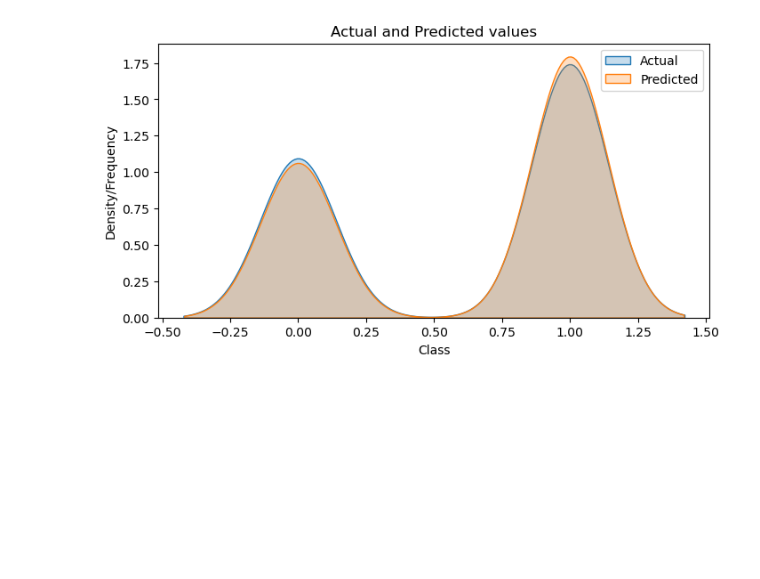
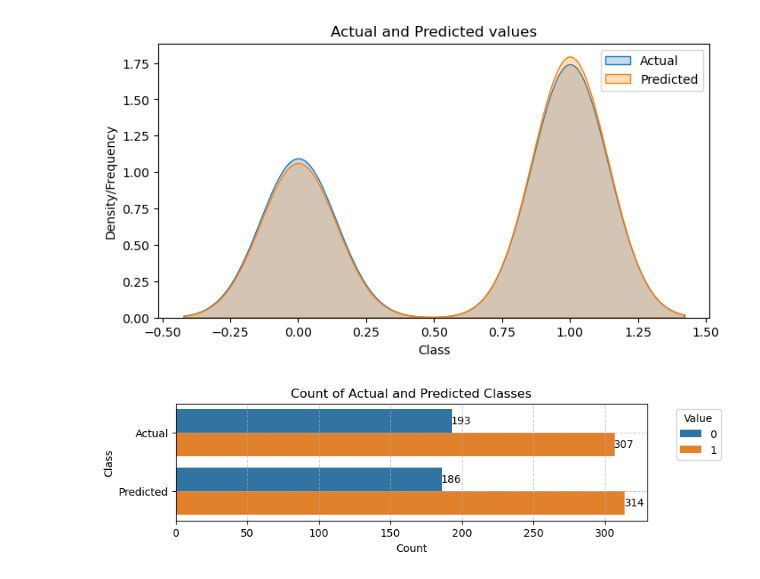
Before and after one commit to btemovska/Machine_Learning, a Jupyter notebook: 2. Classification/1.1 LogisticRegression.ipynb, the cells around one changed output. Cells and saved outputs as stored; diff of their text form; code cells hidden in the pictures; blank space fills up the shorter version.

```diff
--- a/2. Classification/1.1 LogisticRegression.ipynb
+++ b/2. Classification/1.1 LogisticRegression.ipynb
@@ -187,3 +187,27 @@ plt.show()
 # y_test & y_pred largely overlap, thus the predictions are closely aligned with the actual values.
 # %% [output]
 [figure]
+# %%
+# Combine y_test and y_pred into a single DataFrame
+comparison_df = pd.DataFrame({'Actual': y_test, 'Predicted': y_pred})
+
+# Plot the counts of each class
+plt.figure(figsize=(8, 2))
+plot = sns.countplot(y='variable', hue='value', data=pd.melt(comparison_df))
+
+# Add counts on top of the bars
+for p in plot.patches:
+    plot.annotate(format(p.get_width(), '.0f'),
+                  (p.get_width(), p.get_y() + p.get_height() / 2.),
+                  ha = 'center', va = 'center',
+                  xytext = (9, 0),
+                  textcoords = 'offset points')
+
+plt.legend(title='Value', bbox_to_anchor=(1.05, 1), loc='upper left')
+plt.grid(True, linestyle='--', alpha=0.7)
+plt.title('Count of Actual and Predicted Classes')
+plt.ylabel('Class')
+plt.xlabel('Count')
+plt.show()
+# %% [output]
+[figure, added]
```
Also changed, not shown: parts of 2 cells of this notebook.
